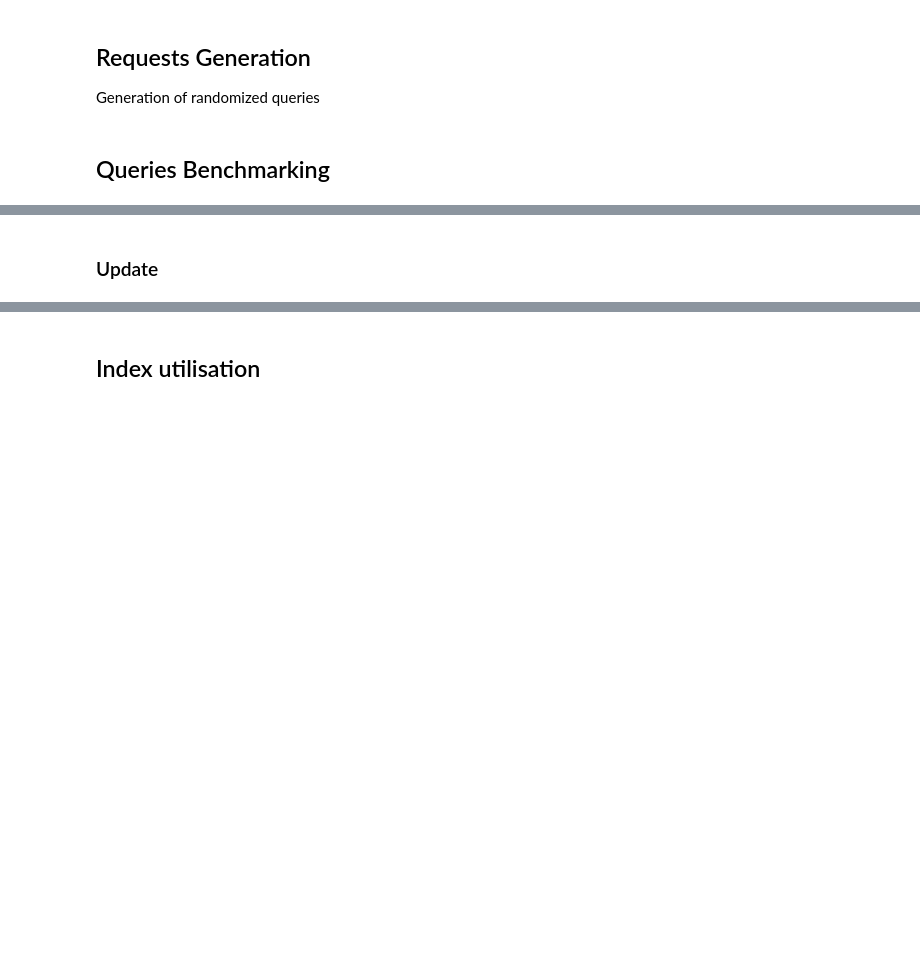
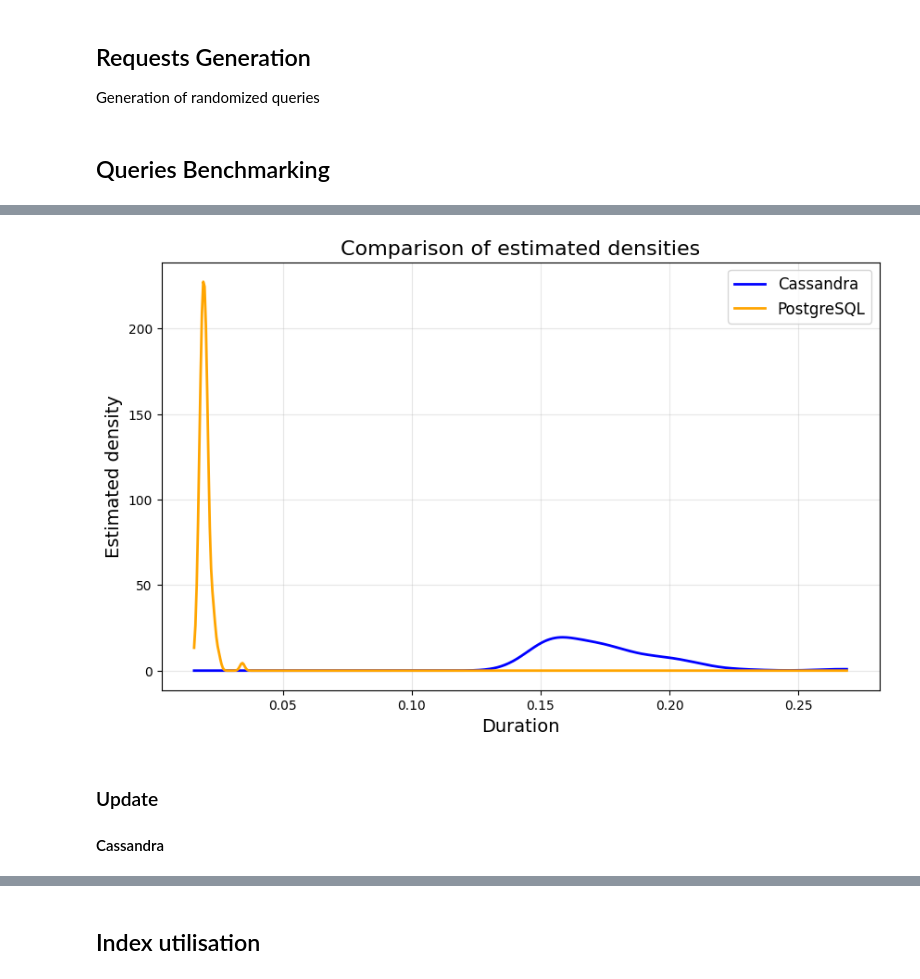
Before and after one commit to NicolasGresset/sgbd_benchmarking, a Jupyter notebook: notebooks/Benchmarking.ipynb, the cells around one changed output, grey strips where cells are left out. Cells and saved outputs as stored; diff of their text form; code cells hidden in the pictures; blank space fills up the shorter version.

```diff
--- a/notebooks/Benchmarking.ipynb
+++ b/notebooks/Benchmarking.ipynb
@@ -228,3 +385,28 @@ with open(select_path, "r") as file:
+# %%
+# Estimation de la densité pour chaque ensemble de données
+x = np.linspace(min(cassandra_times_select.min(), postgres_times_select.min()),
+                max(cassandra_times_select.max(), postgres_times_select.max()), 500)
+density1 = gaussian_kde(cassandra_times_select)
+density2 = gaussian_kde(postgres_times_select)
+
+# Tracer les enveloppes des courbes de densité
+plt.figure(figsize=(10, 6))
+plt.plot(x, density1(x), label='Cassandra', color='blue', linewidth=2)
+plt.plot(x, density2(x), label='PostgreSQL', color='orange', linewidth=2)
+
+# Ajout des légendes et des titres
+plt.title('Comparison of estimated densities', fontsize=16)
+plt.xlabel('Duration', fontsize=14)
+plt.ylabel('Estimated density', fontsize=14)
+plt.legend(fontsize=12)
+plt.grid(alpha=0.3)
+
+# Affichage
+plt.show()
+# %% [output]
+[figure, added]
 # %% [markdown]
 ### Update
+
+#### Cassandra
 # %%
```
Also changed, not shown: parts of 26 cells of this notebook, 1 other file.
